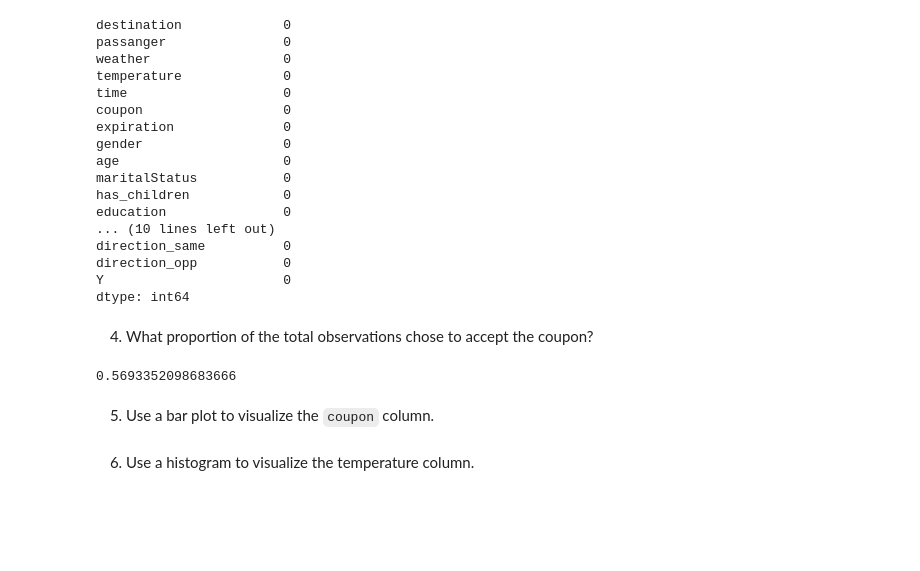
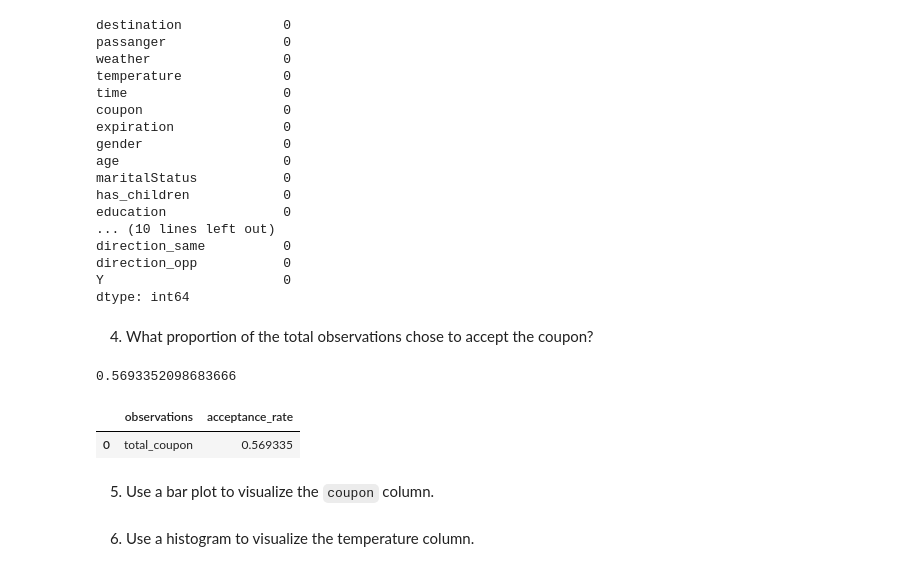
Before and after one commit to anhphong2312/ML-App1, a Jupyter notebook: assignment_5_1_starter/prompt.ipynb, the cells around one changed output. Drawn from its saved outputs; the diff is of its cells as text; code cells hidden in the pictures; blank space fills up the shorter version.

```diff
--- a/assignment_5_1_starter/prompt.ipynb
+++ b/assignment_5_1_starter/prompt.ipynb
@@ -138,6 +137,12 @@ fig = px.pie(df1, "Y", title="Coupon acceptance rate")
 fig.show()
 # %% [output]
 0.5693352098683666
+# %%
+result_df = pd.DataFrame([["total_coupon", accept_proportion]], columns=['observations', 'acceptance_rate'])
+result_df.head(5)
+# %% [output]
+|  | observations | acceptance_rate |
+| 0 | total_coupon | 0.569335 |
 # %% [markdown]
 5. Use a bar plot to visualize the `coupon` column.
 # %%
```
Also changed, not shown: parts of 5 cells of this notebook.
